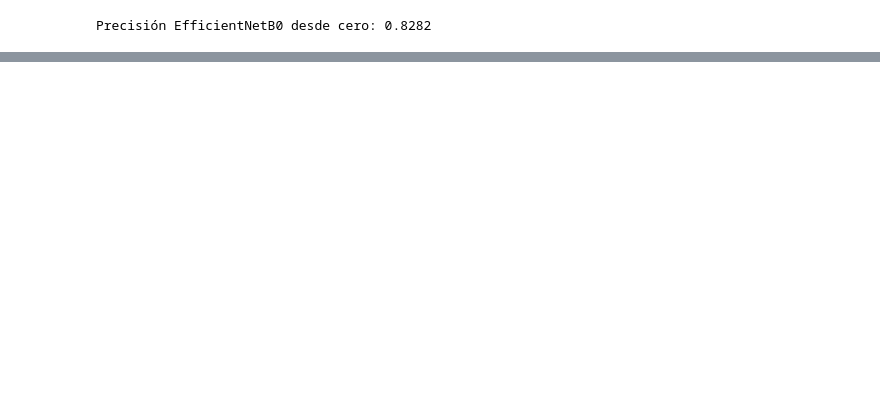
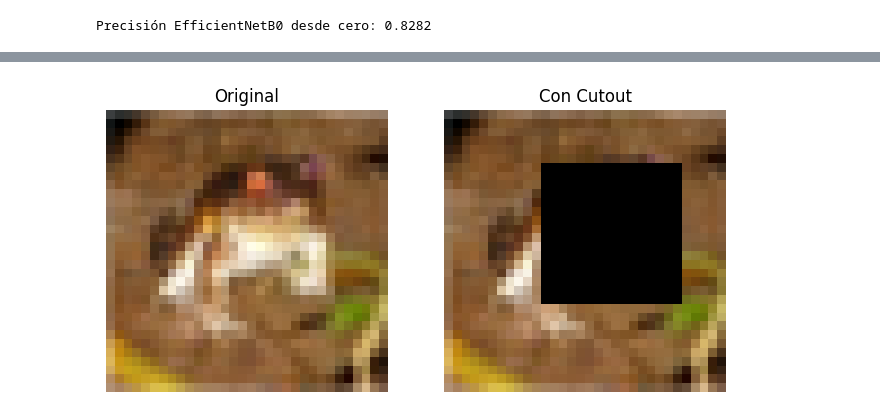
Before and after one commit to polivares/CD-DataScience, a Jupyter notebook: 14-AdvancedCNNArchitectures/14-AdvancedCNNArchitectures.ipynb, the cells around one changed output, grey strips where cells are left out. Drawn from its saved outputs; the diff is of its cells as text; code cells hidden in the pictures; blank space fills up the shorter version.

```diff
--- a/14-AdvancedCNNArchitectures/14-AdvancedCNNArchitectures.ipynb
+++ b/14-AdvancedCNNArchitectures/14-AdvancedCNNArchitectures.ipynb
@@ -851,0 +998,38 @@ Precisión EfficientNetB0 desde cero: 0.8282
+# %%
+import numpy as np
+import matplotlib.pyplot as plt
+
+def apply_cutout(image, patch_size=16):
+    # Aplica Cutout a una sola imagen.
+    image_h, image_w, _ = image.shape
+
+    center_x = np.random.randint(0, image_w)
+    center_y = np.random.randint(0, image_h)
+
+    x1 = np.clip(center_x - patch_size // 2, 0, image_w)
+    x2 = np.clip(center_x + patch_size // 2, 0, image_w)
+    y1 = np.clip(center_y - patch_size // 2, 0, image_h)
+    y2 = np.clip(center_y + patch_size // 2, 0, image_h)
+
+    cutout_image = image.copy()
+    cutout_image[y1:y2, x1:x2, :] = 0
+    return cutout_image
+
+# Tomar una imagen de CIFAR-10
+sample_image = x_train[0]
+
+plt.figure(figsize=(8, 4))
+
+plt.subplot(1, 2, 1)
+plt.imshow(sample_image)
+plt.title("Original")
+plt.axis('off')
+
+plt.subplot(1, 2, 2)
+plt.imshow(apply_cutout(sample_image, patch_size=16))
+plt.title("Con Cutout")
+plt.axis('off')
+
+plt.show()
+# %% [output]
+[figure, added]
```
Also changed, not shown: parts of 13 cells of this notebook.
